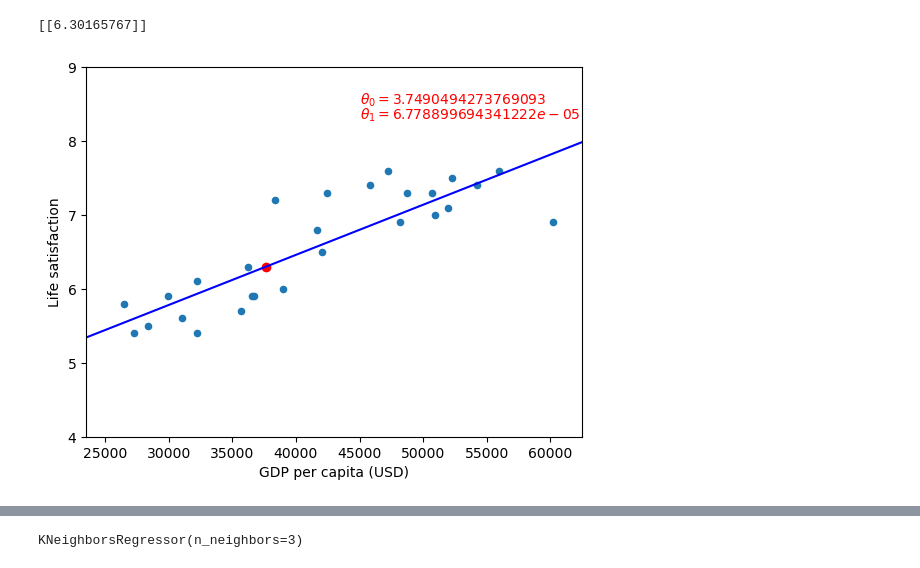
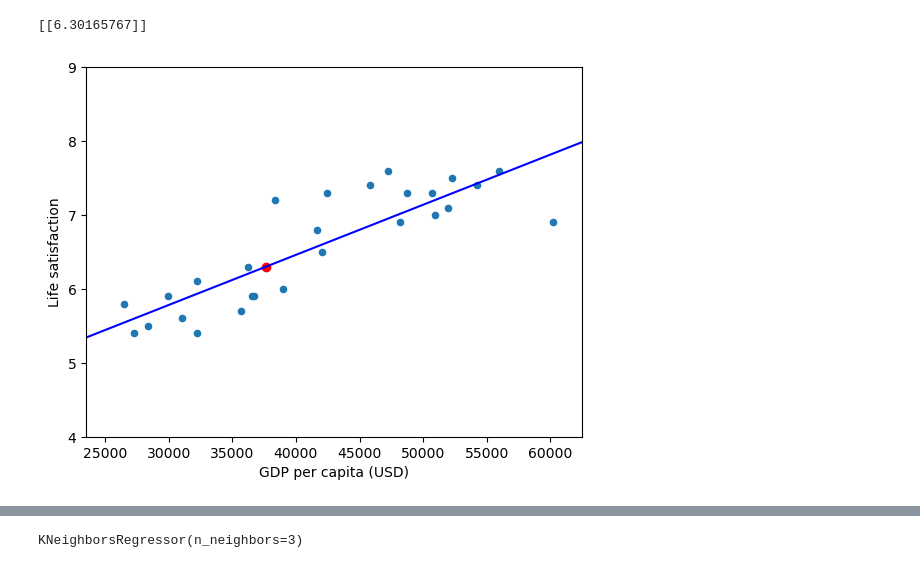
Before and after one commit to PradipKumarDas/Teaching, a Jupyter notebook: 22AM145-Machine_Learning/1.1_life_satisfaction_index_prediction.ipynb, the cells around one changed output, grey strips where cells are left out. Saved outputs shown, nothing was run; the diff lists cells and outputs as text; code cells hidden in the pictures.

Commit message:
Minor changes were made into notebook for life satisfaction index prediction.

```diff
--- a/22AM145-Machine_Learning/1.1_life_satisfaction_index_prediction.ipynb
+++ b/22AM145-Machine_Learning/1.1_life_satisfaction_index_prediction.ipynb
@@ -15,8 +15,8 @@ from sklearn.neighbors import KNeighborsRegressor
 # %%
 # Loads and displays the data
-lifesat = pd.read_csv("./../Data/lifesat.csv")
+life_sat_index = pd.read_csv("./../data/lifesat.csv")
 
-display(lifesat)
+display(life_sat_index)
 # %% [output]
 |  | Country | GDP per capita (USD) | Life satisfaction |
 | 0 | Russia | 26456.387938 | 5.8 |
@@ -38,10 +38,10 @@ display(lifesat)
 # %%
 # Prepares and visualizes the data
 
-X = lifesat[["GDP per capita (USD)"]].values
-y = lifesat[["Life satisfaction"]].values
+X = life_sat_index[["GDP per capita (USD)"]].values
+y = life_sat_index[["Life satisfaction"]].values
 
-lifesat.plot(kind='scatter', x="GDP per capita (USD)", y="Life satisfaction")
+life_sat_index.plot(kind='scatter', x="GDP per capita (USD)", y="Life satisfaction")
 plt.axis([23500, 62500, 4, 9])
 plt.show()
 # %% [output]
@@ -82,0 +76,19 @@ plt.show()
+# %%
+# Visualizes the fitted linear model
+
+# First, plots all the data points
+life_sat_index.plot(kind='scatter', x="GDP per capita (USD)", y="Life satisfaction")
+plt.axis([23500, 62500, 4, 9])
+
+# Extracts slope and intercept
+m = lin_reg.coef_[0][0]
+c = lin_reg.intercept_[0]
+
+# Plots the line directly with slope and intersect
+plt.axline(xy1=(0, c), slope=m, color="blue", label=f'$y={m}x {c:+}$')
+
+# Shows the linear model equation by enabling legend
+plt.legend()
+
+# Finally, renders the plot
+plt.draw()
@@ -89,18 +105,21 @@ print(y_predictions)
 # %% [output]
 [[6.30165767]]
 # %%
-# Plots the prediction to check if it falls on the trained straight line
+# Visualizes the prediction to check if it falls on the trained straight line
 
-lifesat.plot(kind='scatter', x="GDP per capita (USD)", y="Life satisfaction")
+# Once again, plots all the data points and then the line for linear model
+life_sat_index.plot(kind='scatter', x="GDP per capita (USD)", y="Life satisfaction")
 plt.axis([23500, 62500, 4, 9])
-plt.plot(line_x, line_y, "b")
-plt.text(45000, 8.5, fr"$\theta_0 = {lin_reg.intercept_[0]} $", color="r")
-plt.text(45000, 8.3, fr"$\theta_1 = {lin_reg.coef_[0][0]} $", color="r")
+
+plt.axline(xy1=(0, c), slope=m, color="blue", label=f'$y={m}x {c:+}$')
+
+# Now, plots the predictions
 plt.scatter(
     X_test,
     y_predictions,
     c=np.array(["red"])
 )
+
 plt.show()
 # %% [output]
-[figure, old version]
+[figure, new version]
```
Also changed, not shown: parts of 17 cells of this notebook.
